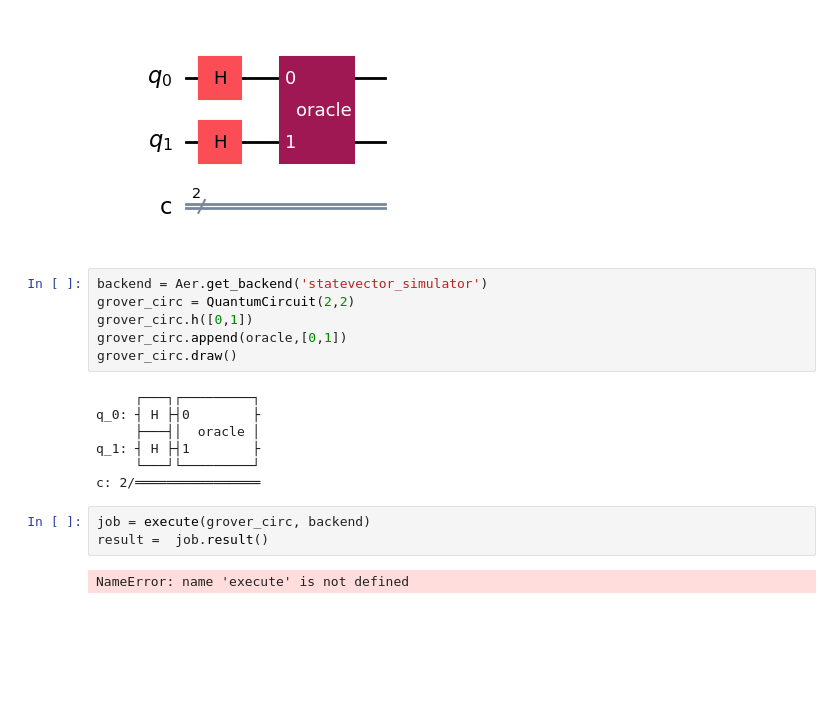
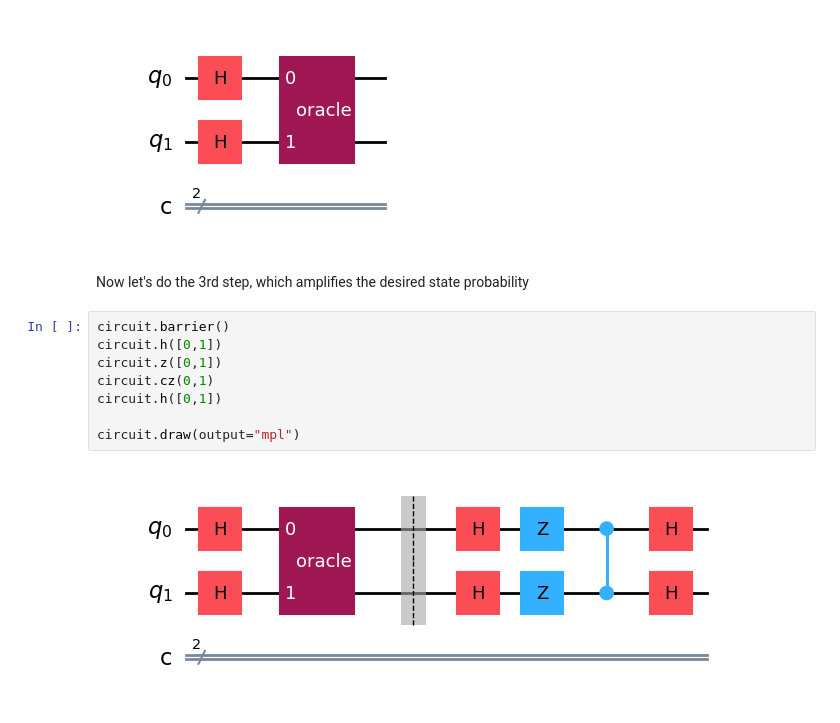
Before and after one commit to BatataDoc3/Tese, a Jupyter notebook: Algorithms/Grovers/grover.ipynb, the cells around one changed output. Drawn from its saved outputs; the diff is of its cells as text; blank space fills up the shorter version.

```diff
--- a/Algorithms/Grovers/grover.ipynb
+++ b/Algorithms/Grovers/grover.ipynb
@@ -94,21 +104,15 @@ circuit.append(oracle, [0,1]) #add the created gate (circuit) to the main circui
 circuit.draw(output="mpl")
 # %% [output]
 [figure]
-# %%
-backend = Aer.get_backend('statevector_simulator')
-grover_circ = QuantumCircuit(2,2)
-grover_circ.h([0,1])
-grover_circ.append(oracle,[0,1])
-grover_circ.draw()
-# %% [output]
-     ┌───┐┌─────────┐
-q_0: ┤ H ├┤0        ├
-     ├───┤│  oracle │
-q_1: ┤ H ├┤1        ├
-     └───┘└─────────┘
-c: 2/════════════════
-# %%
-job = execute(grover_circ, backend)
-result =  job.result()
-# %% [output]
-NameError: name 'execute' is not defined
+# %% [markdown]
+Now let's do the 3rd step, which amplifies the desired state probability
+# %%
+circuit.barrier()
+circuit.h([0,1])
+circuit.z([0,1])
+circuit.cz(0,1)
+circuit.h([0,1])
+
+circuit.draw(output="mpl")
+# %% [output]
+[figure, added]
```
Also changed, not shown: parts of 6 cells of this notebook, 2 other files.
